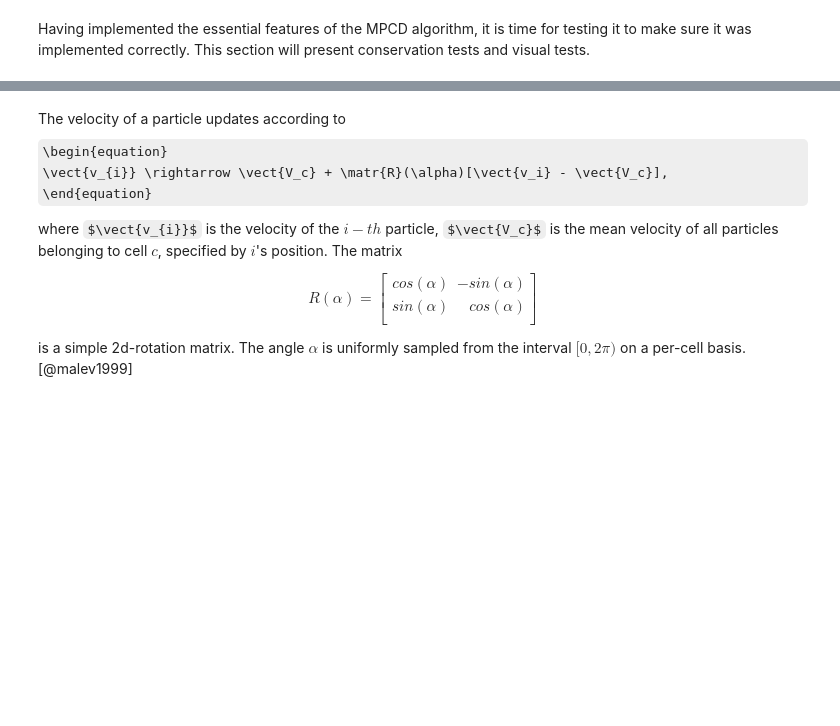
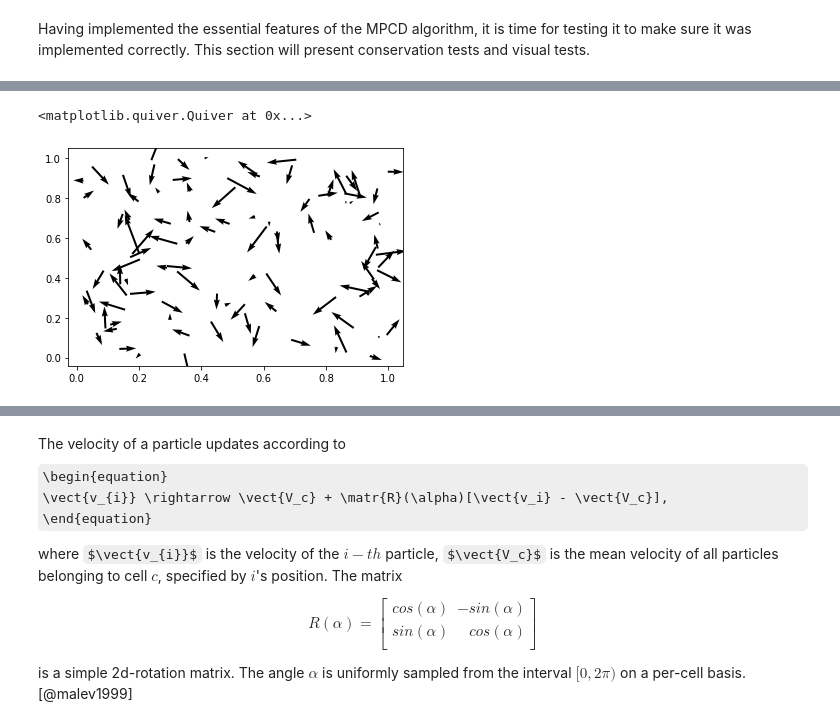
Before and after one commit to SaphCode/MPCD, a Jupyter notebook: Analysis/thesis.ipynb, the cells around one changed output, grey strips where cells are left out. Cells and saved outputs as stored; diff of their text form; code cells hidden in the pictures; some formulas as TeX source; blank space fills up the shorter version.

```diff
--- a/Analysis/thesis.ipynb
+++ b/Analysis/thesis.ipynb
@@ -262,6 +262,10 @@ Note that testing a (pseudo) random number generator is usually much more involv
 # %% [markdown]
 The particle positions were drawn from a uniform real distribution in the interval $[0, 1)$ for the $x$-coordinate, and $[0, 1)$ for the $y$-coordinate. The velocities were initialized to be in the interval $[-1\% \cdot 1, 1\% \cdot 1)$ for the $v_x$ component, and $[-1\% \cdot 1, 1\% \cdot 1)$ for the $v_y$ component. The results can be seen in figure [TODO: figure numbering] below. From the positions in the first row, the velocities in the second row, particle streaming is applied for 1 and 10 timesteps, according to equation (TODO: equ numbering).
 # %%
+import pandas as pd
+import matplotlib.pyplot as plt
+import seaborn as sns
+
 path = "../x64/Debug/Data/RNG/"
 mers = "mersenne_"
 xoshiro = "xoshiro_"
@@ -312,7 +316,7 @@ timesteps_moved_vy_xs = xs_timesteps_moved_particles[vy]
 
 
 with sns.plotting_context(sns.set()):
-    point_size = 0.5
+    point_size = 0.01
     x_size_per_plot = 7
     y_size_per_plot = 4
     rows = 4
@@ -488,14 +464,17 @@ y = 'y'
 vx = 'vx'
 vy = 'vy'
 
-import glob
-filenames = glob.glob('{}{}{}*.csv'.format(path, particles, timestep))
+import pandas as pd
+filenames = []
+filename = path + particles + timestep + "0000" + csv
+filenames.append(filename)
 
-import pandas as pd
 dfs = []
 for path in filenames:
     df = pd.read_csv(path)
     dfs.append(df)
+    break
+
 
 x_columns = ['{}{}'.format(x, num) for num in range(0, len(filenames))]
 y_columns = ['{}{}'.format(y, num) for num in range(0, len(filenames))]
@@ -515,4 +494,4 @@ for df in dfs:
     vy_evolution['{}{}'.format(vy, i)] = df[vy]
     i += 1
 
-x_evolution.head()
+vx_evolution.head()
@@ -518,0 +505,5 @@ x_evolution.head()
+# %%
+plt.quiver(x_evolution[1:100], y_evolution[1:100], vx_evolution[1:100], vy_evolution[1:100])
+# %% [output]
+<matplotlib.quiver.Quiver at 0x...>
+[figure, added]
```
Also changed, not shown: parts of 7 cells of this notebook, 11 other files.
